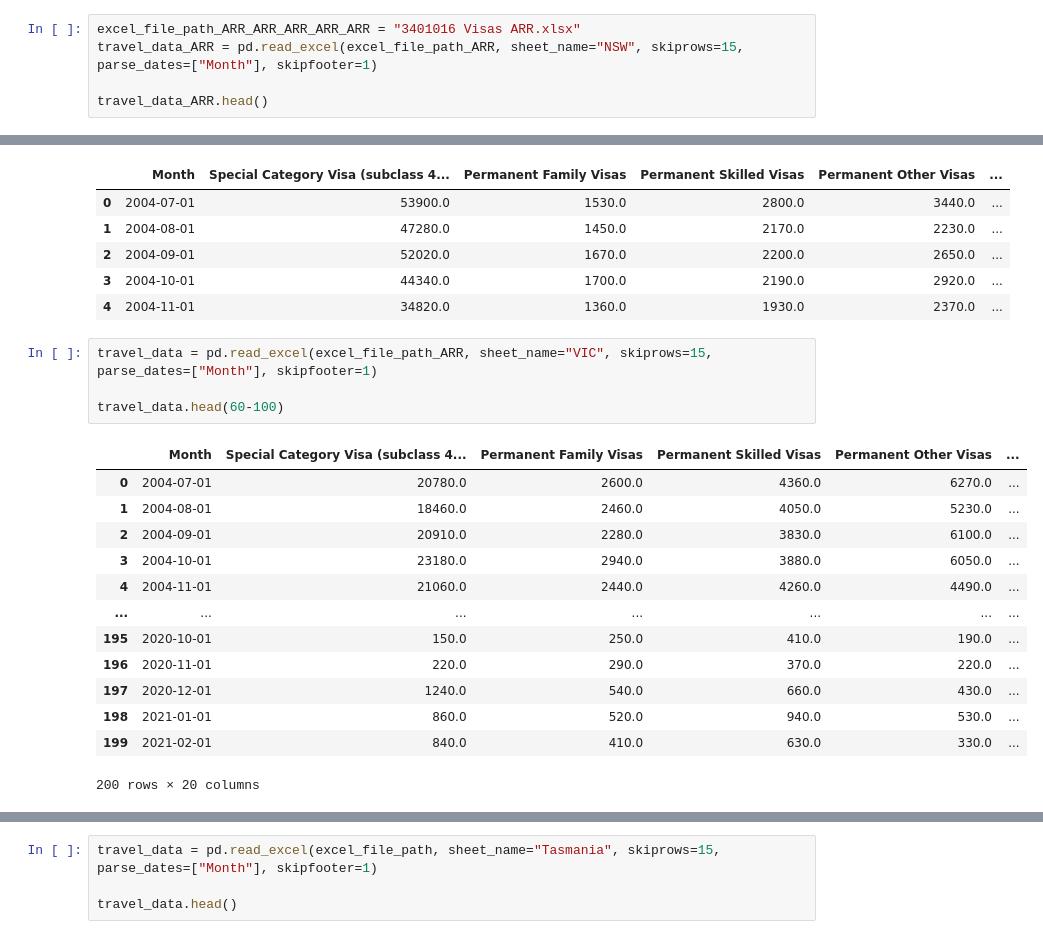
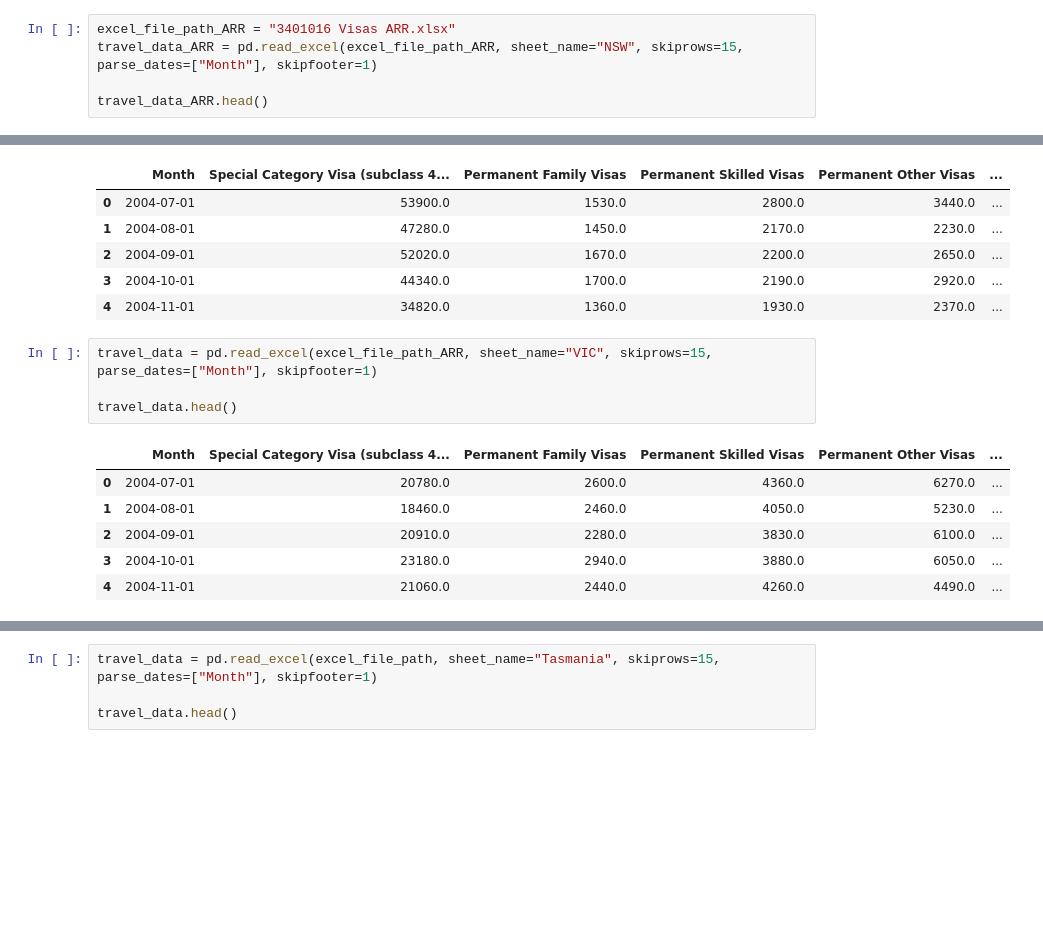
Before and after one commit to amelia-hov/travel_dataproject, a Jupyter notebook: data_introduction/basic_pandas.ipynb, the cells around one changed output, grey strips where cells are left out. Saved outputs shown, nothing was run; the diff lists cells and outputs as text; blank space fills up the shorter version.

```diff
--- a/data_introduction/basic_pandas.ipynb
+++ b/data_introduction/basic_pandas.ipynb
@@ -17,7 +23,7 @@ from datetime import datetime
 ARRIVALS DATA: "excel_file_path_ARR"
 File - 3401016 Visas ARR
 # %%
-excel_file_path_ARR_ARR_ARR_ARR_ARR = "3401016 Visas ARR.xlsx"
+excel_file_path_ARR = "3401016 Visas ARR.xlsx"
 travel_data_ARR = pd.read_excel(excel_file_path_ARR, sheet_name="NSW", skiprows=15, parse_dates=["Month"], skipfooter=1)
 
 travel_data_ARR.head()
@@ -54,18 +60,11 @@ travel_data_ARR.head()
 # %%
 travel_data = pd.read_excel(excel_file_path_ARR, sheet_name="VIC", skiprows=15, parse_dates=["Month"], skipfooter=1)
 
-travel_data.head(60-100)
+travel_data.head()
 # %% [output]
 |  | Month | Special Category Visa (subclass 4... | Permanent Family Visas | Permanent Skilled Visas | Permanent Other Visas | ... |
 | 0 | 2004-07-01 | 20780.0 | 2600.0 | 4360.0 | 6270.0 | ... |
 | 1 | 2004-08-01 | 18460.0 | 2460.0 | 4050.0 | 5230.0 | ... |
 | 2 | 2004-09-01 | 20910.0 | 2280.0 | 3830.0 | 6100.0 | ... |
 | 3 | 2004-10-01 | 23180.0 | 2940.0 | 3880.0 | 6050.0 | ... |
 | 4 | 2004-11-01 | 21060.0 | 2440.0 | 4260.0 | 4490.0 | ... |
-| ... | ... | ... | ... | ... | ... | ... |
-| 195 | 2020-10-01 | 150.0 | 250.0 | 410.0 | 190.0 | ... |
-| 196 | 2020-11-01 | 220.0 | 290.0 | 370.0 | 220.0 | ... |
-| 197 | 2020-12-01 | 1240.0 | 540.0 | 660.0 | 430.0 | ... |
-| 198 | 2021-01-01 | 860.0 | 520.0 | 940.0 | 530.0 | ... |
-| 199 | 2021-02-01 | 840.0 | 410.0 | 630.0 | 330.0 | ... |
-200 rows × 20 columns
```
Also changed, not shown: parts of 4 cells of this notebook, 2 other files.
